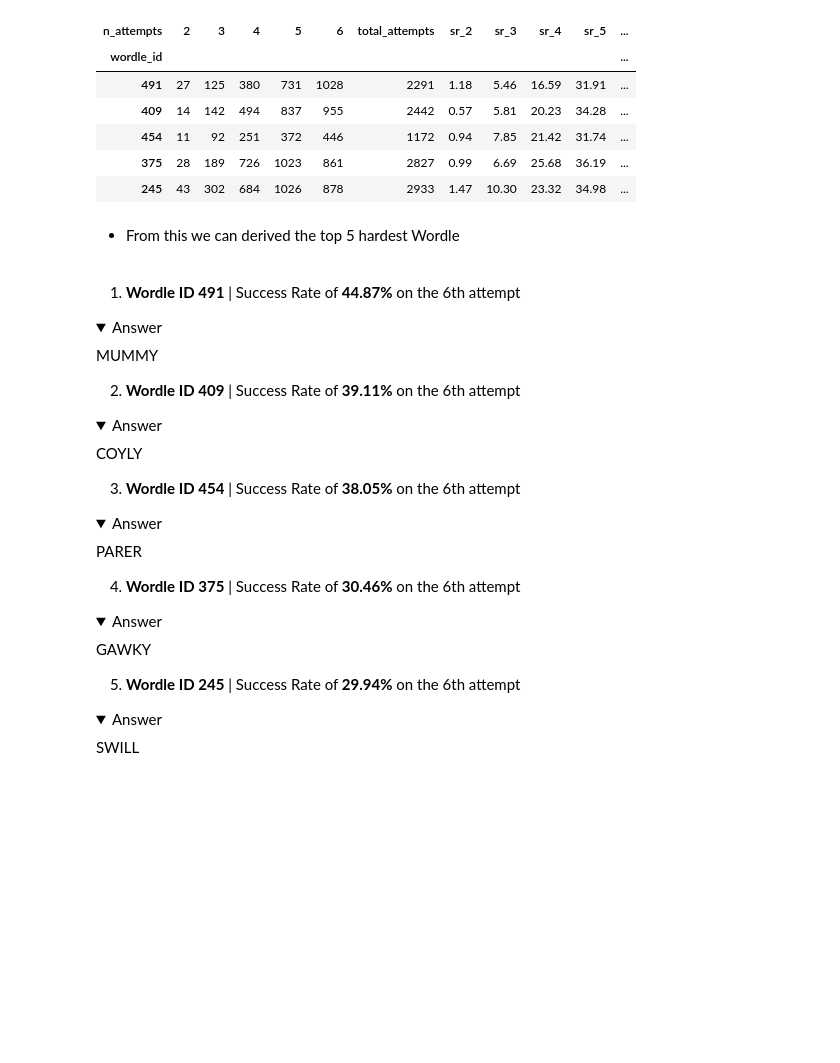
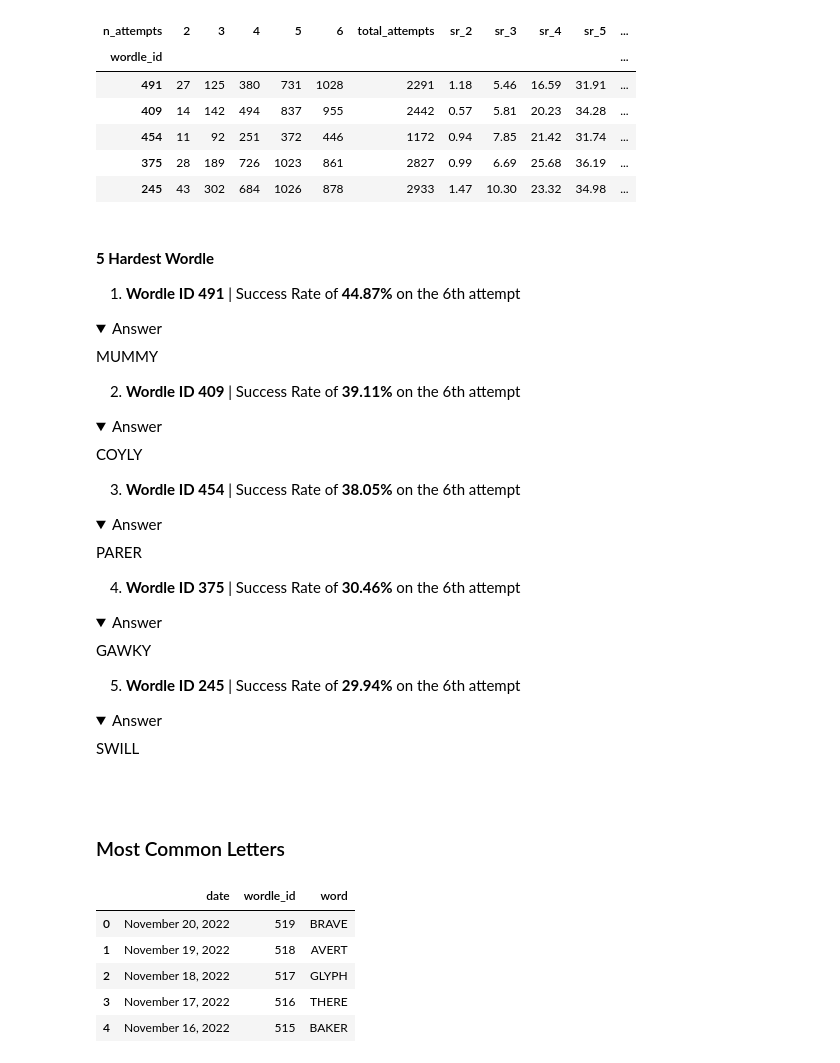
Before and after one commit to Klekzee/Case-Studies, a Jupyter notebook: 02-WordleEDA/wordle.ipynb, the cells around one changed output. Saved outputs shown, nothing was run; the diff lists cells and outputs as text; code cells hidden in the pictures; folded sections open; blank space fills up the shorter version.

```diff
--- a/02-WordleEDA/wordle.ipynb
+++ b/02-WordleEDA/wordle.ipynb
@@ -180,8 +187,7 @@ hardest.head()
 | 375 | 28 | 189 | 726 | 1023 | 861 | 2827 | 0.99 | 6.69 | 25.68 | 36.19 | ... |
 | 245 | 43 | 302 | 684 | 1026 | 878 | 2933 | 1.47 | 10.30 | 23.32 | 34.98 | ... |
 # %% [markdown]
-* From this we can derived the top 5 hardest Wordle
-<br>
+#### **5 Hardest Wordle**
 
 1. **Wordle ID 491** | Success Rate of **44.87%** on the 6th attempt
 
@@ -219,3 +225,17 @@ SWILL
 </details>
 
 <br>
+# %% [markdown]
+### Most Common Letters
+# %%
+# Importing wordle answers
+df_answers = pd.read_csv('Dataset/wordleAnswers.csv')
+
+df_answers.head()
+# %% [output]
+|  | date | wordle_id | word |
+| 0 | November 20, 2022 | 519 | BRAVE |
+| 1 | November 19, 2022 | 518 | AVERT |
+| 2 | November 18, 2022 | 517 | GLYPH |
+| 3 | November 17, 2022 | 516 | THERE |
+| 4 | November 16, 2022 | 515 | BAKER |
```
Also changed, not shown: parts of 6 cells of this notebook.
